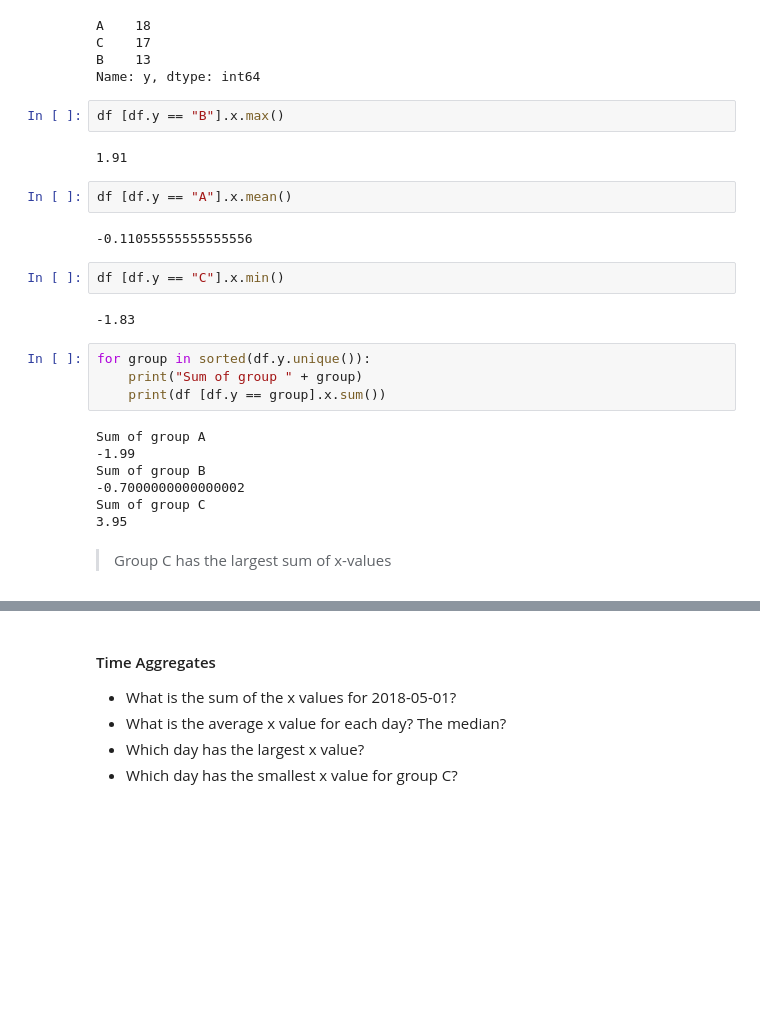
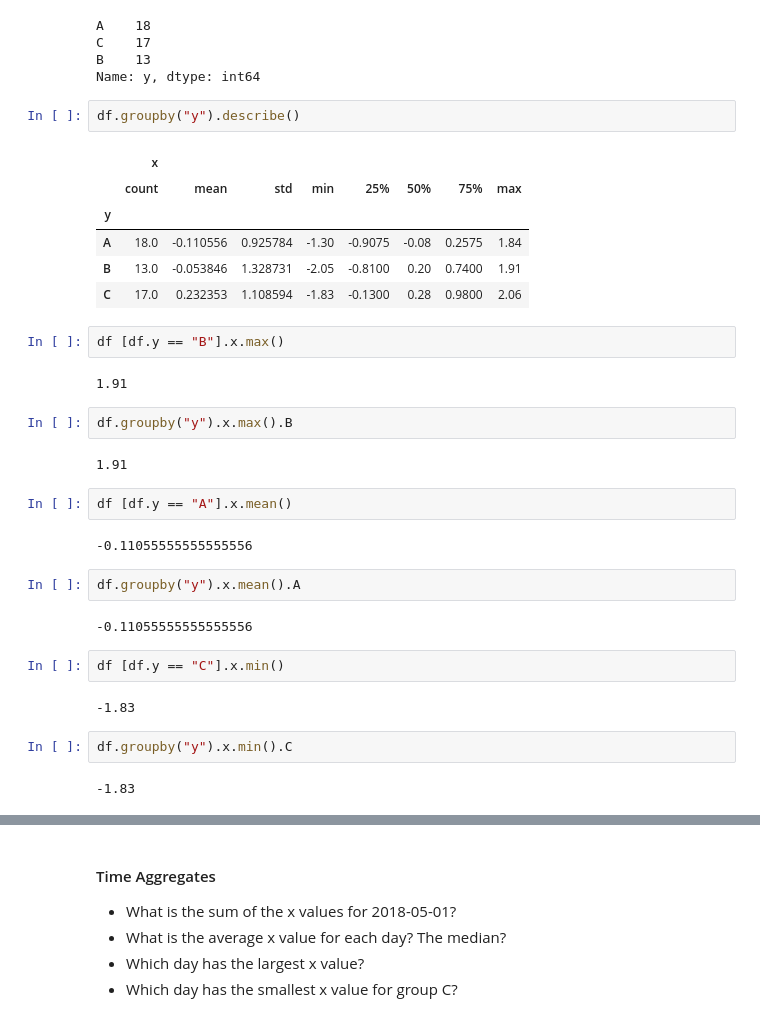
Before and after one commit to misty-garcia/ds-methodologies-exercises, a Jupyter notebook: anomaly_detection/warmup-pandas-agg.ipynb, the cells around one changed output, grey strips where cells are left out. Drawn from its saved outputs; the diff is of its cells as text; blank space fills up the shorter version.

```diff
--- a/anomaly_detection/warmup-pandas-agg.ipynb
+++ b/anomaly_detection/warmup-pandas-agg.ipynb
@@ -67,28 +67,36 @@ A    18
 C    17
 B    13
 Name: y, dtype: int64
+# %%
+df.groupby("y").describe()
+# %% [output]
+|  | x |  |  |  |  |  |  |  |
+|  | count | mean | std | min | 25% | 50% | 75% | max |
+| y |  |  |  |  |  |  |  |  |
+| A | 18.0 | -0.110556 | 0.925784 | -1.30 | -0.9075 | -0.08 | 0.2575 | 1.84 |
+| B | 13.0 | -0.053846 | 1.328731 | -2.05 | -0.8100 | 0.20 | 0.7400 | 1.91 |
+| C | 17.0 | 0.232353 | 1.108594 | -1.83 | -0.1300 | 0.28 | 0.9800 | 2.06 |
 # %%
 df [df.y == "B"].x.max()
 # %% [output]
 1.91
+# %%
+df.groupby("y").x.max().B
+# %% [output]
+1.91
 # %%
 df [df.y == "A"].x.mean()
 # %% [output]
 -0.11055555555555556
+# %%
+df.groupby("y").x.mean().A
+# %% [output]
+-0.11055555555555556
 # %%
 df [df.y == "C"].x.min()
 # %% [output]
 -1.83
-# %%
-for group in sorted(df.y.unique()):
-    print("Sum of group " + group)
-    print(df [df.y == group].x.sum())
-# %% [output]
-Sum of group A
--1.99
-Sum of group B
--0.7000000000000002
-Sum of group C
-3.95
-# %% [markdown]
-> Group C has the largest sum of x-values
+# %%
+df.groupby("y").x.min().C
+# %% [output]
+-1.83
```
Also changed, not shown: parts of 7 cells of this notebook.
